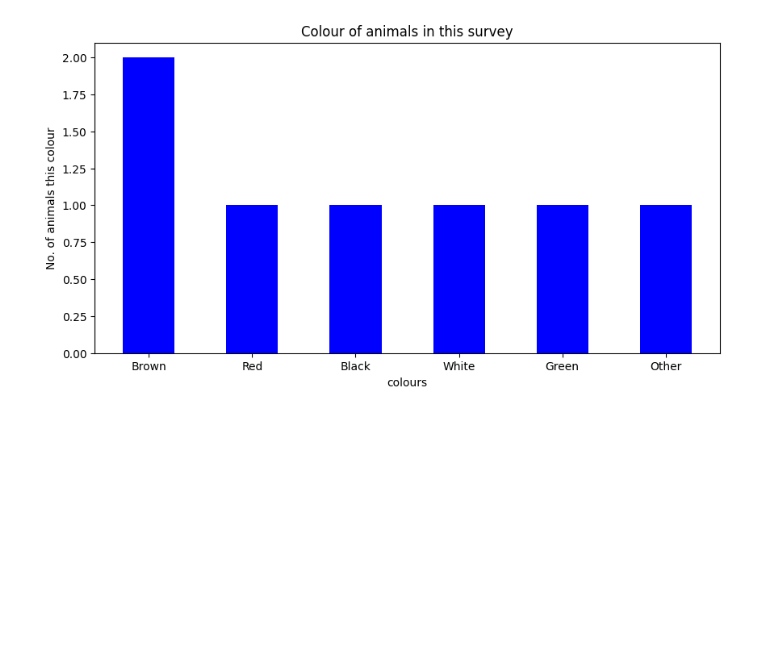
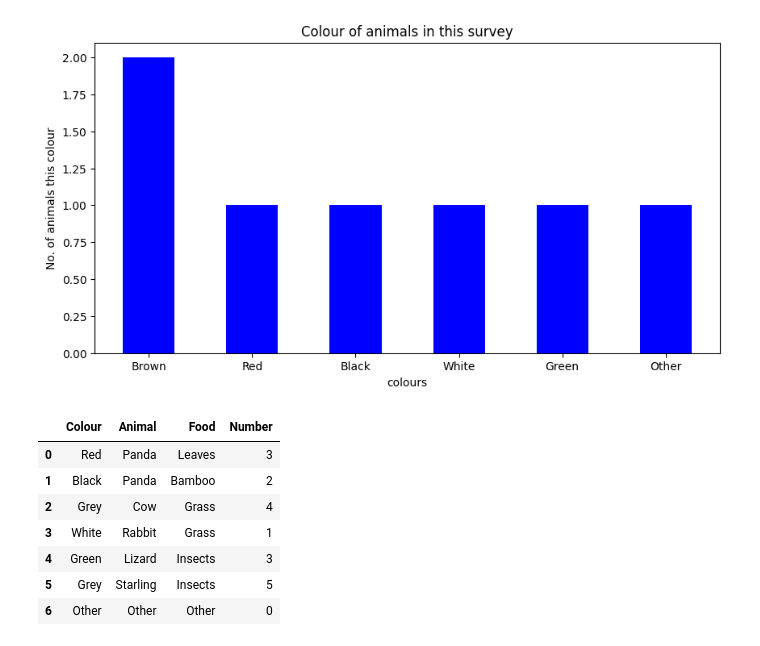
Before and after one commit to emcglackenr1/Python_St.Andrews, a Jupyter notebook: Test Folder/Using fake data.ipynb, the cells around one changed output. Saved outputs shown, nothing was run; the diff lists cells and outputs as text; code cells hidden in the pictures; blank space fills up the shorter version.

```diff
--- a/Test Folder/Using fake data.ipynb
+++ b/Test Folder/Using fake data.ipynb
@@ -118,3 +118,17 @@ plt.title("Colour of animals in this survey")
 plt.show()
 # %% [output]
 [figure]
+# %%
+df.replace("Brown",
+           "Grey",
+           inplace=True)
+df
+# %% [output]
+|  | Colour | Animal | Food | Number |
+| 0 | Red | Panda | Leaves | 3 |
+| 1 | Black | Panda | Bamboo | 2 |
+| 2 | Grey | Cow | Grass | 4 |
+| 3 | White | Rabbit | Grass | 1 |
+| 4 | Green | Lizard | Insects | 3 |
+| 5 | Grey | Starling | Insects | 5 |
+| 6 | Other | Other | Other | 0 |
```
Also changed, not shown: parts of 2 cells of this notebook, 1 other file.
